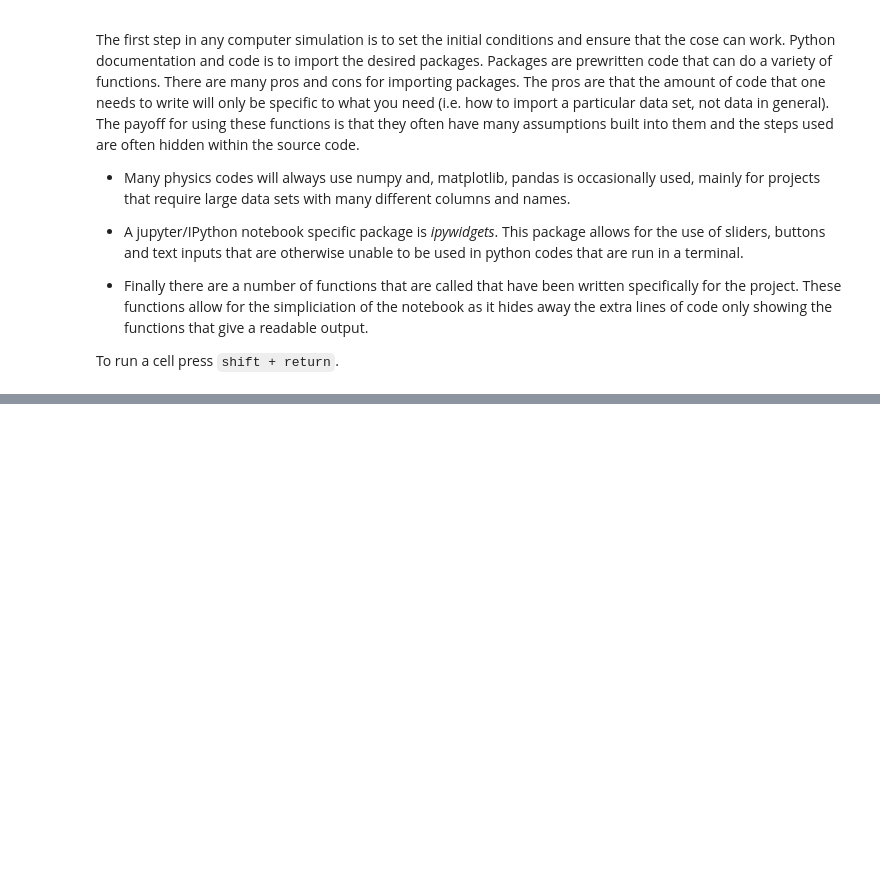
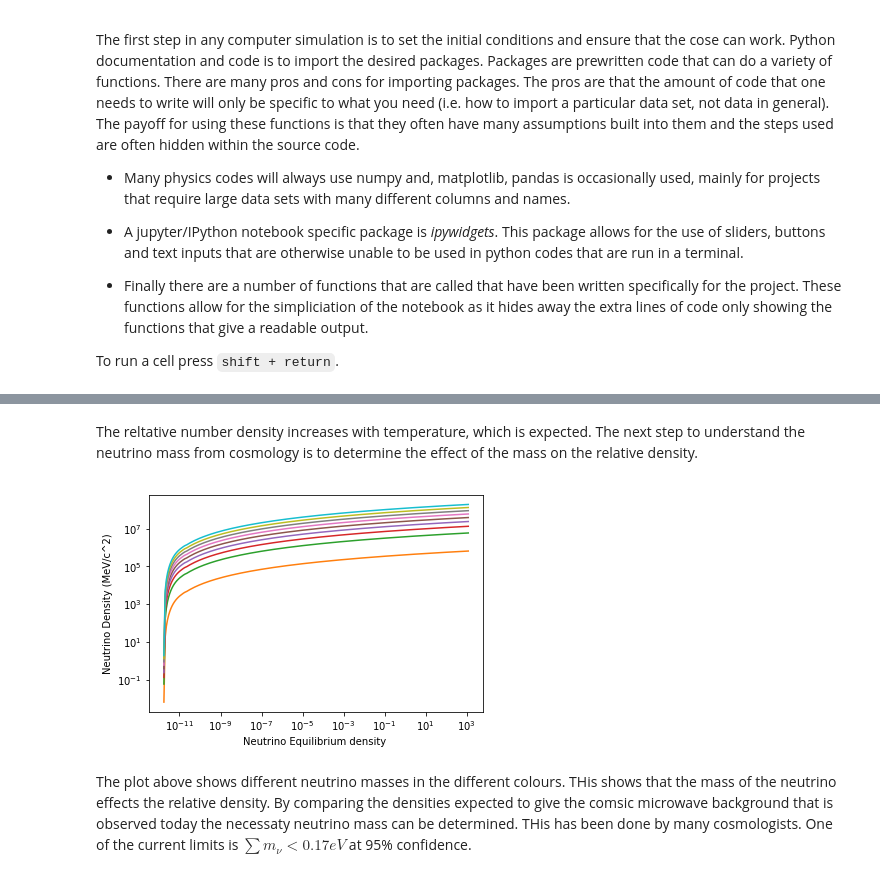
Before and after one commit to KylaAdams5/NeutrinoMass, a Jupyter notebook: NeutrinoMass.ipynb, the cells around one changed output, grey strips where cells are left out. Drawn from its saved outputs; the diff is of its cells as text; code cells hidden in the pictures; blank space fills up the shorter version.

```diff
--- a/NeutrinoMass.ipynb
+++ b/NeutrinoMass.ipynb
@@ -128,0 +157,8 @@ np.sin(0.004)
+# %% [markdown]
+The reltative number density increases with temperature, which is expected. The next step to understand the neutrino mass from cosmology is to determine the effect of the mass on the relative density.
+# %%
+density.plotMassTemp()
+# %% [output]
+[figure, added]
+# %% [markdown]
+The plot above shows different neutrino masses in the different colours. THis shows that the mass of the neutrino effects the relative density. By comparing the densities expected to give the comsic microwave background that is observed today the necessaty neutrino mass can be determined. THis has been done by many cosmologists. One of the current limits is  $\sum m_\nu < 0.17 eV$ at 95\% confidence.
```
Also changed, not shown: parts of 38 cells of this notebook, 9 other files.
